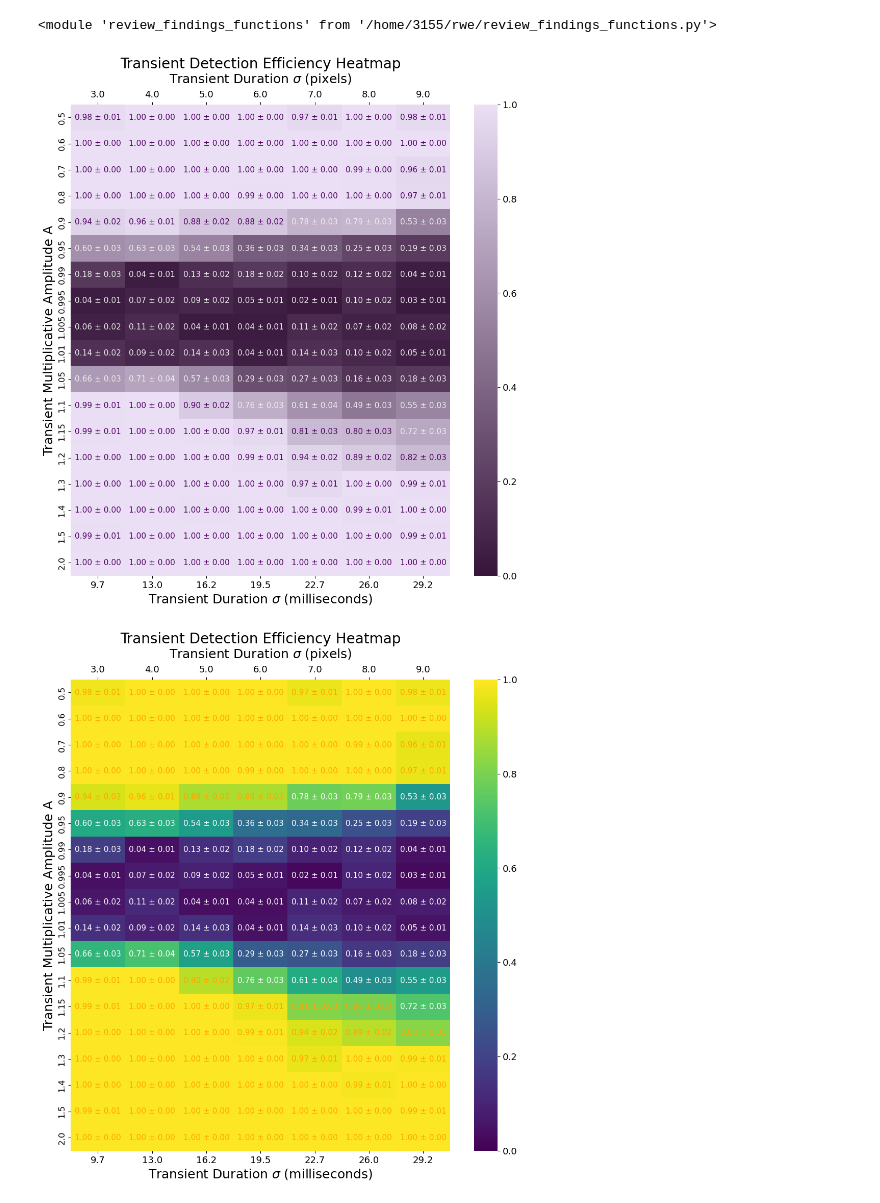
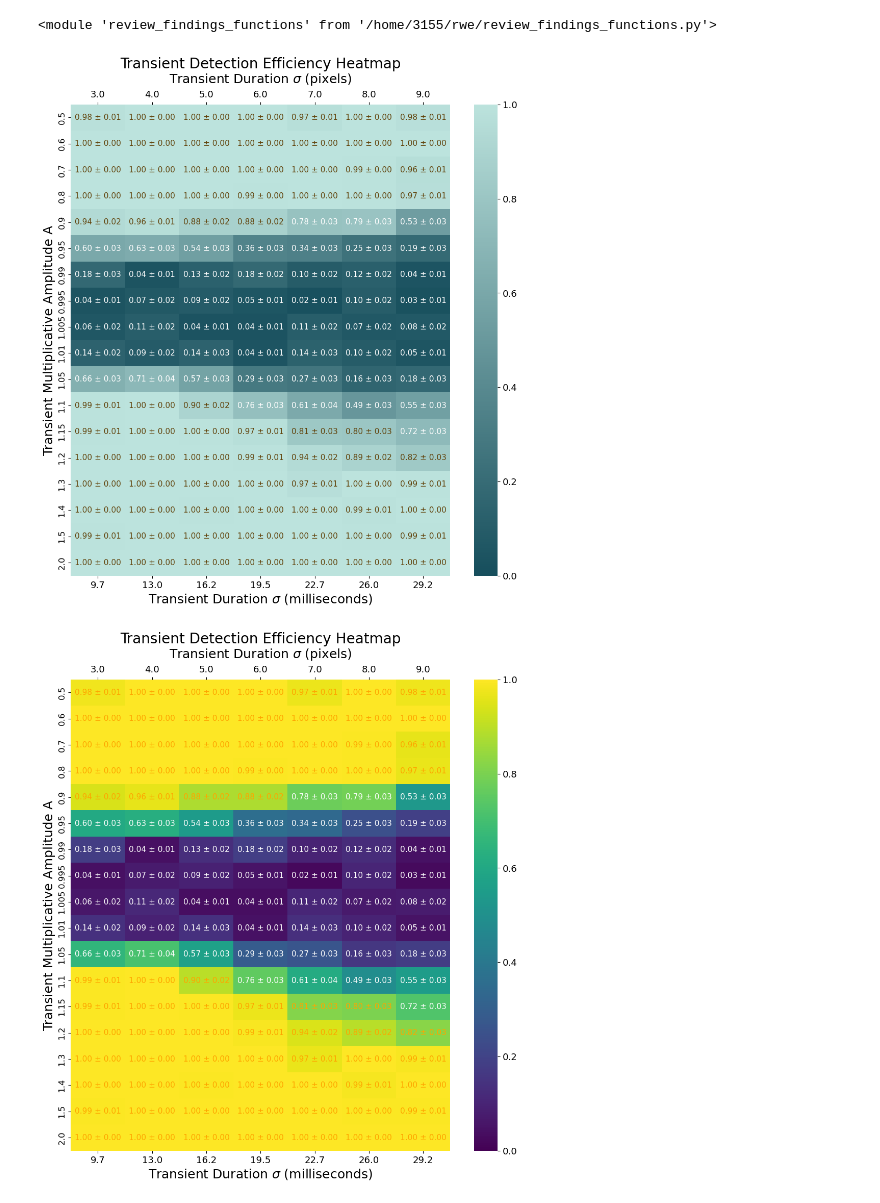
Before and after one commit to SHDaniels/Continuous-Readout-Image-Transient-Detection-with-CNNs, a Jupyter notebook: pretty_cnn_plots_april.ipynb, the cells around one changed output. Cells and saved outputs as stored; diff of their text form; code cells hidden in the pictures.

```diff
--- a/pretty_cnn_plots_april.ipynb
+++ b/pretty_cnn_plots_april.ipynb
@@ -235,7 +237,7 @@ importlib.reload(rff)
 # %%
-rff.heatmap(save_name, folds=True, color1='#EADFF5', color2='#37153B',tlight='#EEEEEE', tdark='#510163')
+rff.heatmap(save_name, folds=True, color1='#BCE3DD', color2='#164E5C',tlight='#FFFFFF', tdark='#61430B')
 # %% [output]
-[figure, old version]
+[figure, new version]
 # %%
 rff.heatmap(save_name, folds=True)
 # %% [output]
```
Also changed, not shown: parts of 3 cells of this notebook, 11 other files.
